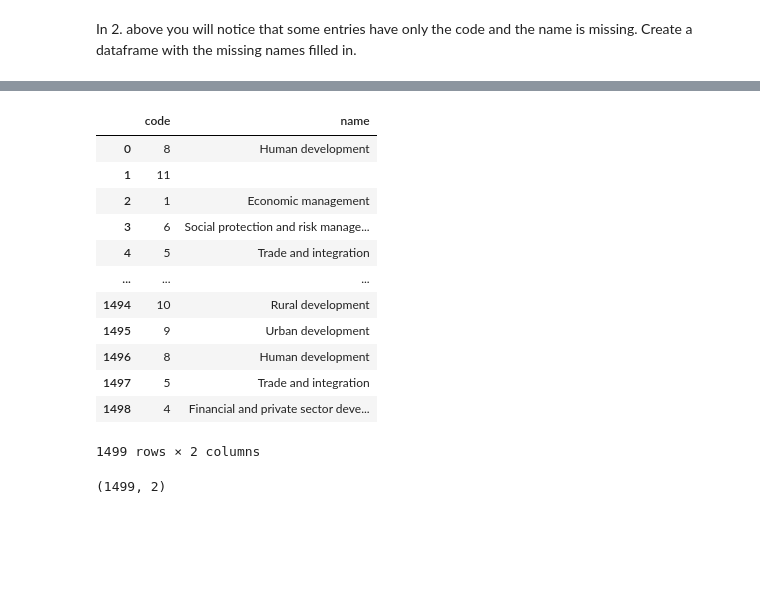
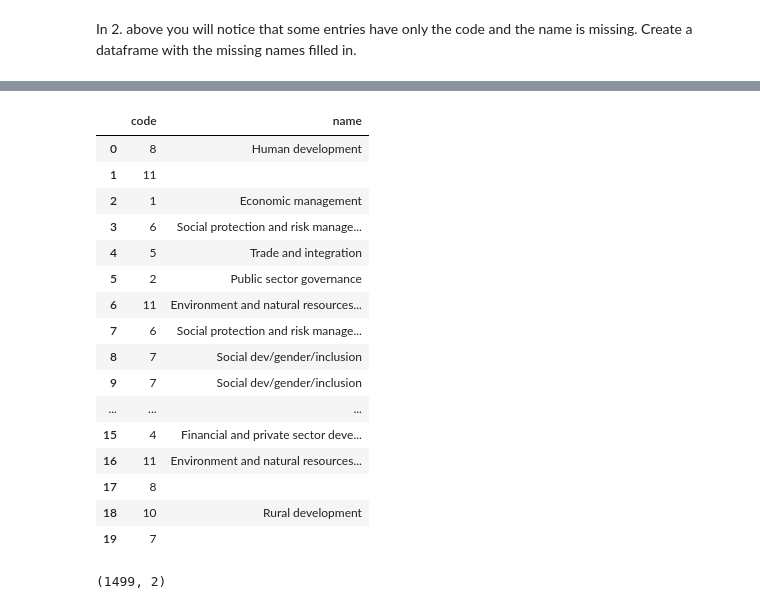
Before and after one commit to JoshSpangler96/mec-mini-projects, a Jupyter notebook: mec-5.4.4-json-data-wrangling-mini-project/Json_Data_Wrangling.ipynb, the cells around one changed output, grey strips where cells are left out. Drawn from its saved outputs; the diff is of its cells as text; code cells hidden in the pictures; blank space fills up the shorter version.

```diff
--- a/mec-5.4.4-json-data-wrangling-mini-project/Json_Data_Wrangling.ipynb
+++ b/mec-5.4.4-json-data-wrangling-mini-project/Json_Data_Wrangling.ipynb
@@ -196,20 +199,25 @@ name_themes_df
-# %%
-themes_df = json_normalize(json_raw, 'mjtheme_namecode')
-themes_df
-# %% [output]
-|  | code | name |
-| 0 | 8 | Human development |
-| 1 | 11 |  |
-| 2 | 1 | Economic management |
-| 3 | 6 | Social protection and risk manage... |
-| 4 | 5 | Trade and integration |
-| ... | ... | ... |
-| 1494 | 10 | Rural development |
-| 1495 | 9 | Urban development |
-| 1496 | 8 | Human development |
-| 1497 | 5 | Trade and integration |
-| 1498 | 4 | Financial and private sector deve... |
-1499 rows × 2 columns
+# %%
+# load the mjtheme_namecode into a new normalized json dataframe
+themes_df = json_normalize(json_raw, 'mjtheme_namecode')
+themes_df.head(20)
+# %% [output]
+|  | code | name |
+| 0 | 8 | Human development |
+| 1 | 11 |  |
+| 2 | 1 | Economic management |
+| 3 | 6 | Social protection and risk manage... |
+| 4 | 5 | Trade and integration |
+| 5 | 2 | Public sector governance |
+| 6 | 11 | Environment and natural resources... |
+| 7 | 6 | Social protection and risk manage... |
+| 8 | 7 | Social dev/gender/inclusion |
+| 9 | 7 | Social dev/gender/inclusion |
+| ... | ... | ... |
+| 15 | 4 | Financial and private sector deve... |
+| 16 | 11 | Environment and natural resources... |
+| 17 | 8 |  |
+| 18 | 10 | Rural development |
+| 19 | 7 |  |
 # %%
 themes_df.shape
 # %% [output]
```
Also changed, not shown: parts of 4 cells of this notebook.
